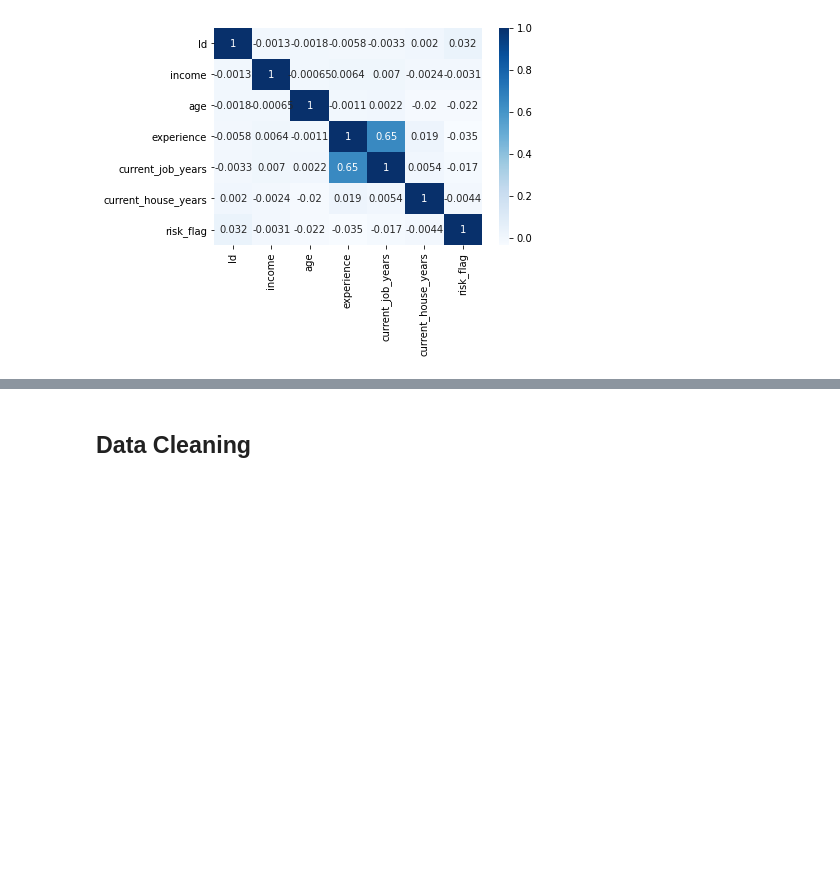
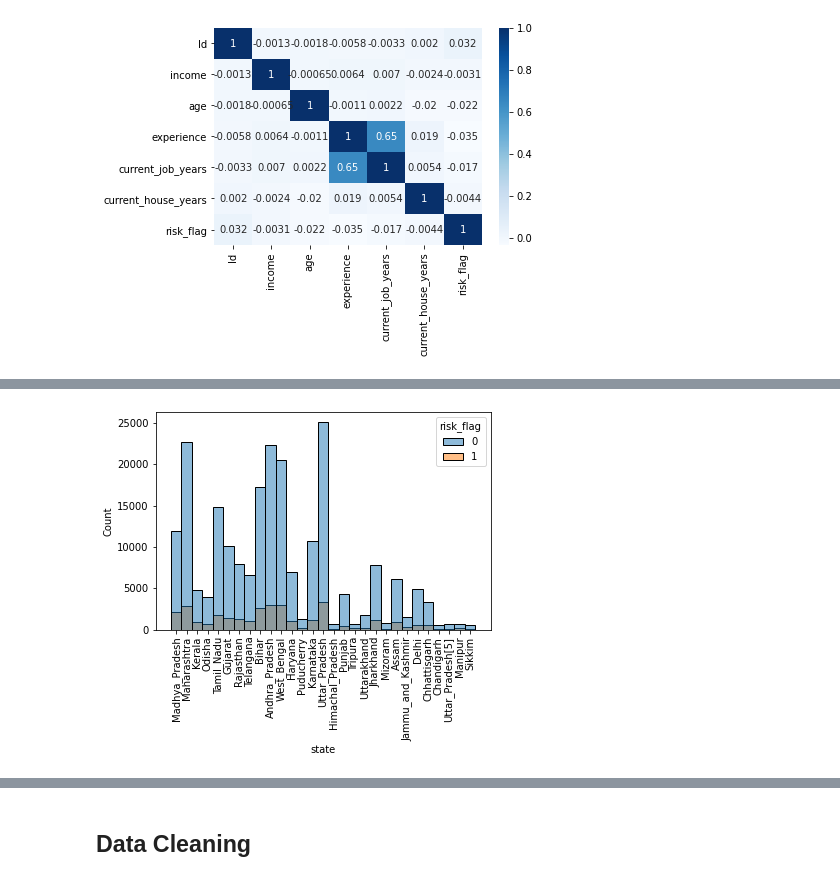
Before and after one commit to rachit-0032/binary_classification, a Jupyter notebook: submission.ipynb, the cells around one changed output, grey strips where cells are left out. Cells and saved outputs as stored; diff of their text form; code cells hidden in the pictures; blank space fills up the shorter version.

```diff
--- a/submission.ipynb
+++ b/submission.ipynb
@@ -131,0 +153,6 @@ sns.heatmap(data_corr, annot=True, cmap='Blues')
+# %%
+sns.histplot(data=data_train, x='state', hue='risk_flag')
+plt.xticks(rotation=90)
+plt.show()
+# %% [output]
+[figure, added]
```
Also changed, not shown: parts of 35 cells of this notebook, 1 other file.
